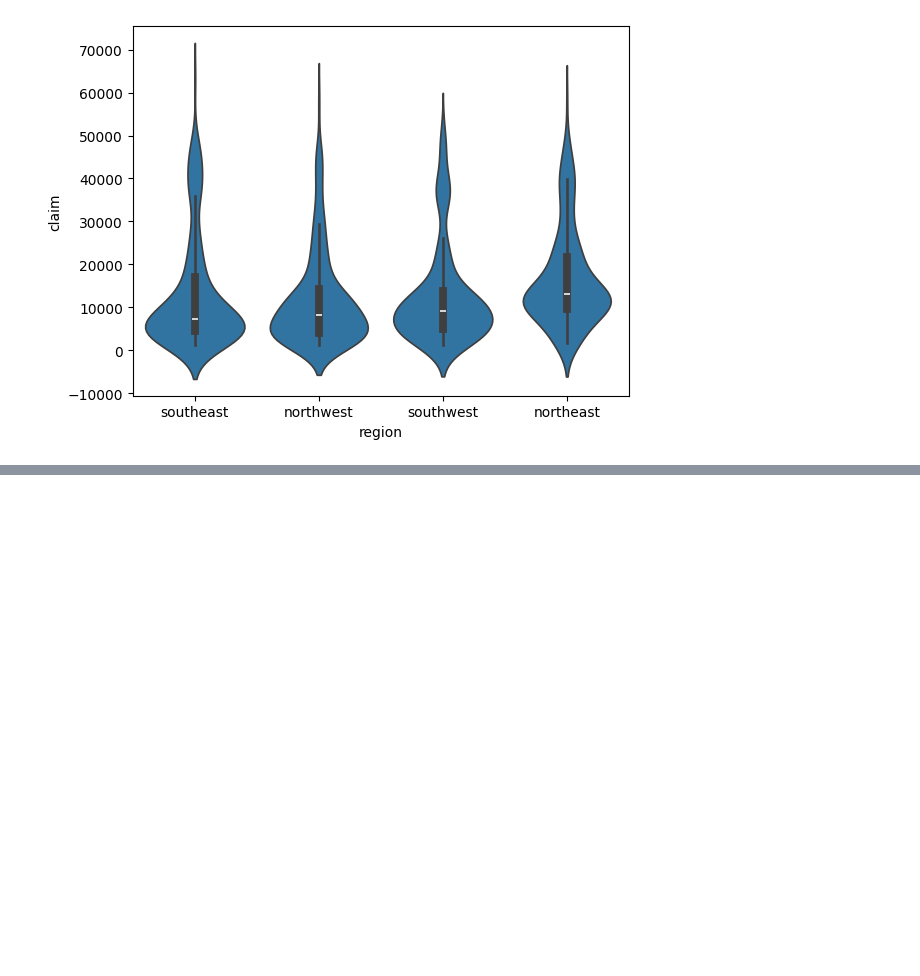
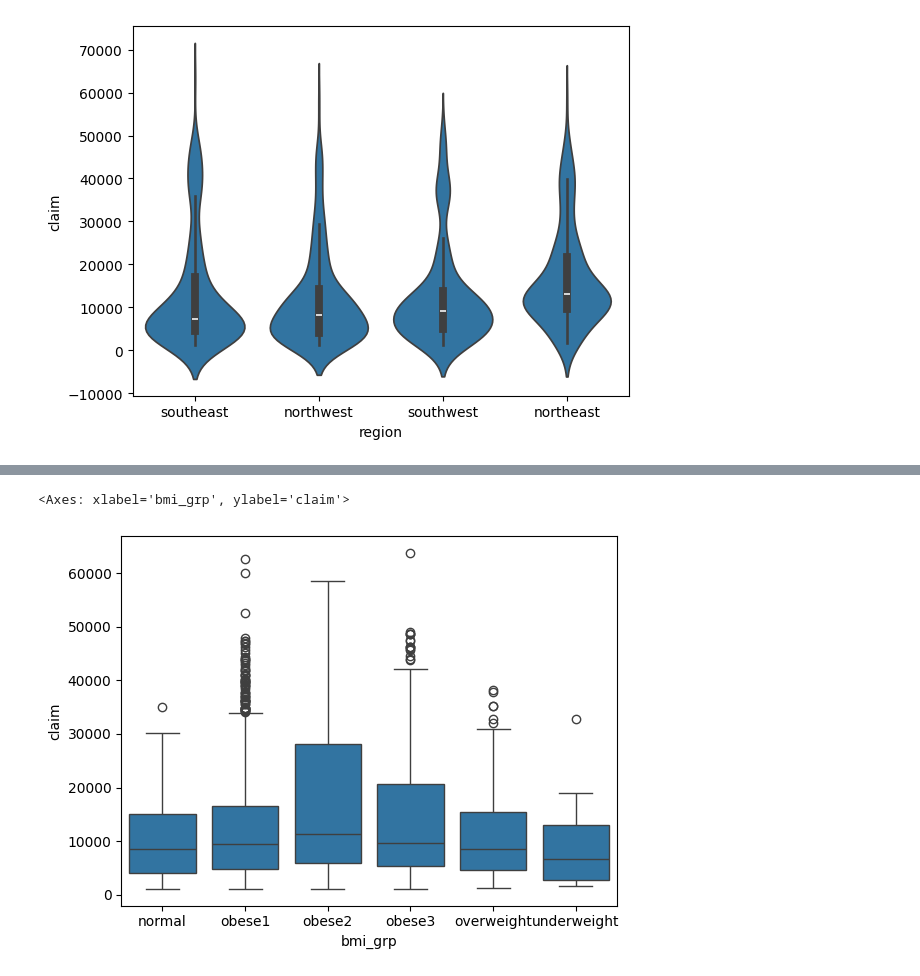
Before and after one commit to ronit-6464/INSURANCE-DATASET-EDA, a Jupyter notebook: EDA NOTEBOOK ON INSURANCE DATASET.ipynb, the cells around one changed output, grey strips where cells are left out. Saved outputs shown, nothing was run; the diff lists cells and outputs as text; code cells hidden in the pictures; blank space fills up the shorter version.

Commit message:
analysis on bmi grp and claim

```diff
--- a/EDA NOTEBOOK ON INSURANCE DATASET.ipynb
+++ b/EDA NOTEBOOK ON INSURANCE DATASET.ipynb
@@ -475,0 +479,5 @@ sns.violinplot(data=df,x='region',y='claim')
+# %%
+sns.boxplot(data=df,x='bmi_grp',y='claim')
+# %% [output]
+<Axes: xlabel='bmi_grp', ylabel='claim'>
+[figure, added]
```
Also changed, not shown: parts of 2 cells of this notebook.
